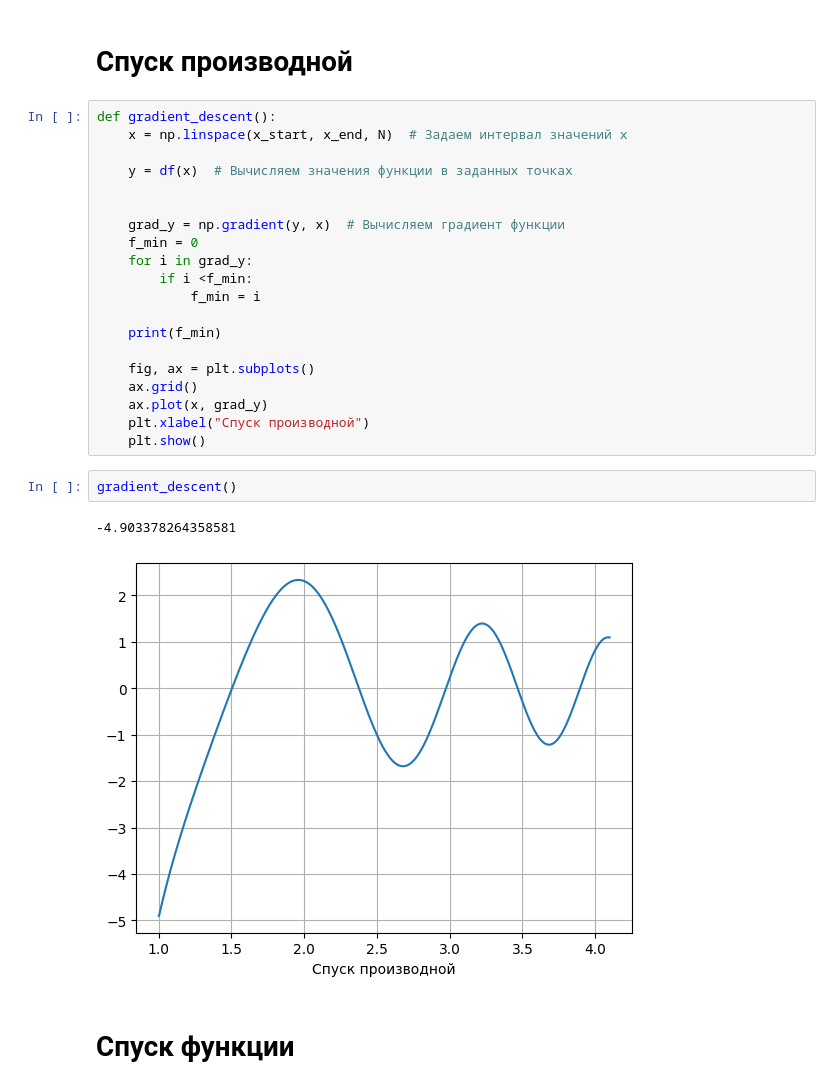
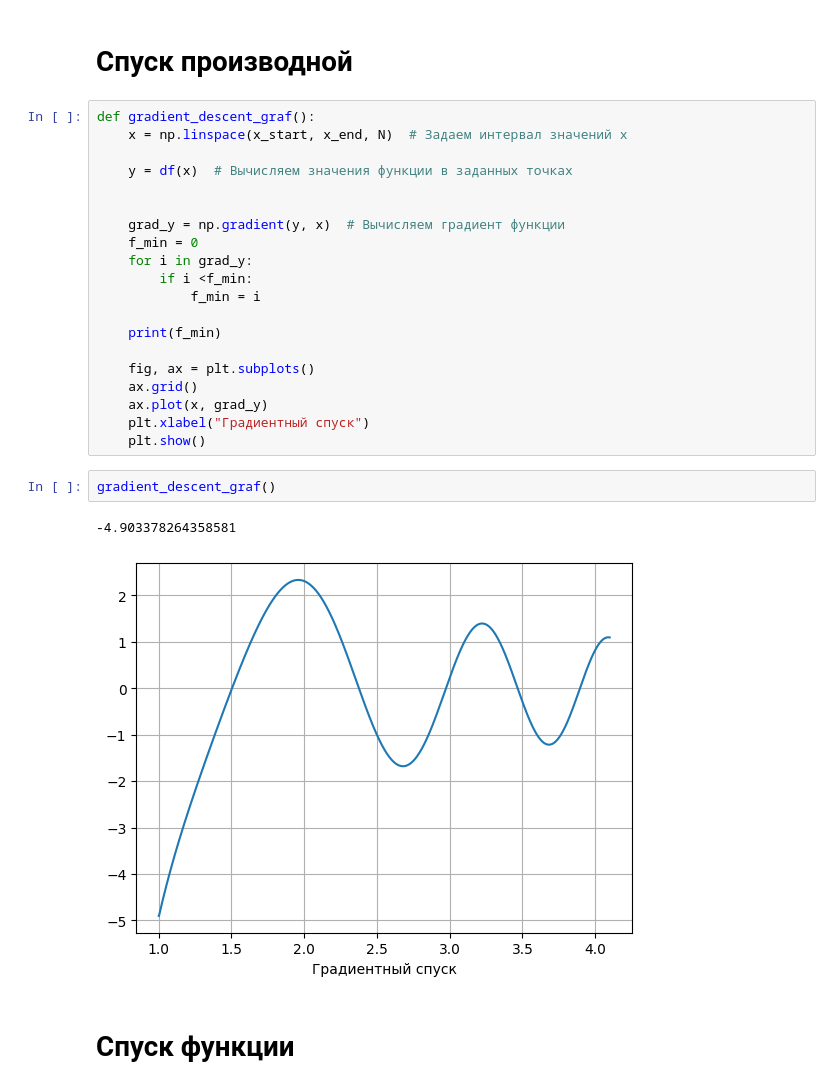
Before and after one commit to Torfiks/math_model_lab, a Jupyter notebook: gradient_descent.ipynb, the cells around one changed output. Cells and saved outputs as stored; diff of their text form.

```diff
--- a/gradient_descent.ipynb
+++ b/gradient_descent.ipynb
@@ -67,7 +67,7 @@ gradient_df()
 # %% [markdown]
 # Спуск производной
 # %%
-def gradient_descent():
+def gradient_descent_graf():
     x = np.linspace(x_start, x_end, N)  # Задаем интервал значений x
 
     y = df(x)  # Вычисляем значения функции в заданных точках
@@ -84,13 +84,13 @@ def gradient_descent():
     fig, ax = plt.subplots()
     ax.grid()
     ax.plot(x, grad_y)
-    plt.xlabel("Спуск производной")
+    plt.xlabel("Градиентный спуск")
     plt.show()
 # %%
-gradient_descent()
+gradient_descent_graf()
 # %% [output]
 -4.903378264358581
-[figure, old version]
+[figure, new version]
 # %% [markdown]
 # Спуск функции
 # %%
```
Also changed, not shown: parts of 3 cells of this notebook, 1 other file.
